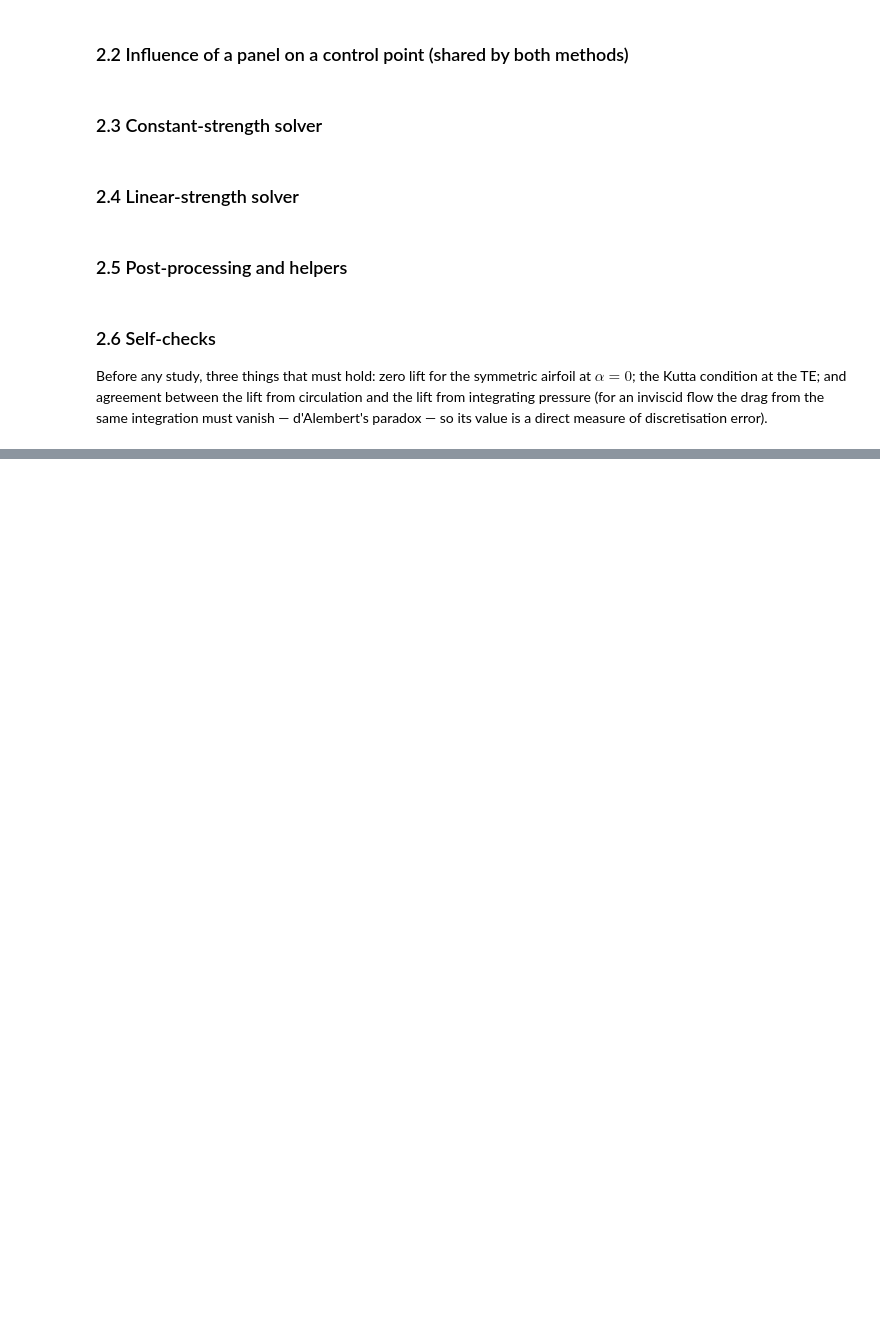
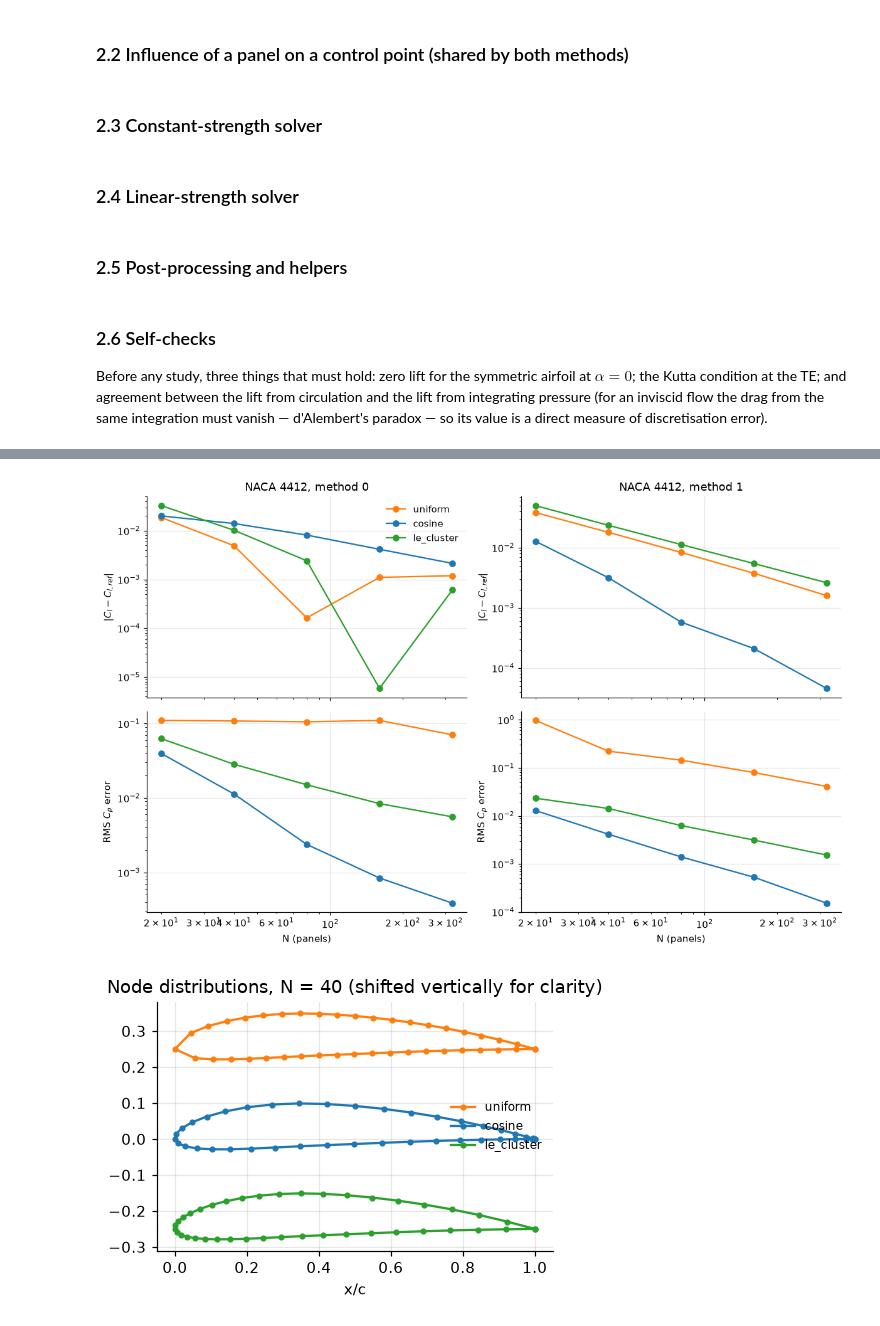
Before and after one commit to Bala-Surya-127/AE611_2026, a Jupyter notebook: SC26M009_VPM.ipynb, the cells around one changed output, grey strips where cells are left out. Cells and saved outputs as stored; diff of their text form; code cells hidden in the pictures; blank space fills up the shorter version.

```diff
--- a/SC26M009_VPM.ipynb
+++ b/SC26M009_VPM.ipynb
@@ -362,0 +547,20 @@ Cl from Kutta-Joukowski = 1.1188,  from pressure integration = 1.1100,  Cd (d'Al
+# %%
+fig, ax = plt.subplots(2, 2, figsize=(11, 7), sharex=True)
+for method in (0, 1):
+    for d, c in zip(dists, ("C1", "C0", "C2")):
+        ax[0, method].loglog(Nd, dist_res[("4412", method, d)][0], "o-", color=c, label=d)
+        ax[1, method].loglog(Nd, dist_res[("4412", method, d)][1], "o-", color=c, label=d)
+    ax[0, method].set(title=f"NACA 4412, method {method}", ylabel="$|C_l - C_{l,ref}|$")
+    ax[1, method].set(xlabel="N (panels)", ylabel="RMS $C_p$ error")
+ax[0, 0].legend()
+plt.tight_layout(); plt.show()
+
+fig, ax = plt.subplots(figsize=(9, 3.2))
+for d, c, off in zip(dists, ("C1", "C0", "C2"), (0.25, 0.0, -0.25)):
+    xb, yb = naca4_points("4412", 40, d)
+    ax.plot(xb, yb + off, "o-", ms=3, color=c, label=d)
+ax.set(title="Node distributions, N = 40 (shifted vertically for clarity)", xlabel="x/c"); ax.set_aspect("equal"); ax.legend(loc="center right", fontsize=8)
+plt.tight_layout(); plt.show()
+# %% [output]
+[figure, added]
+[figure, added]
```
Also changed, not shown: parts of 25 cells of this notebook.
